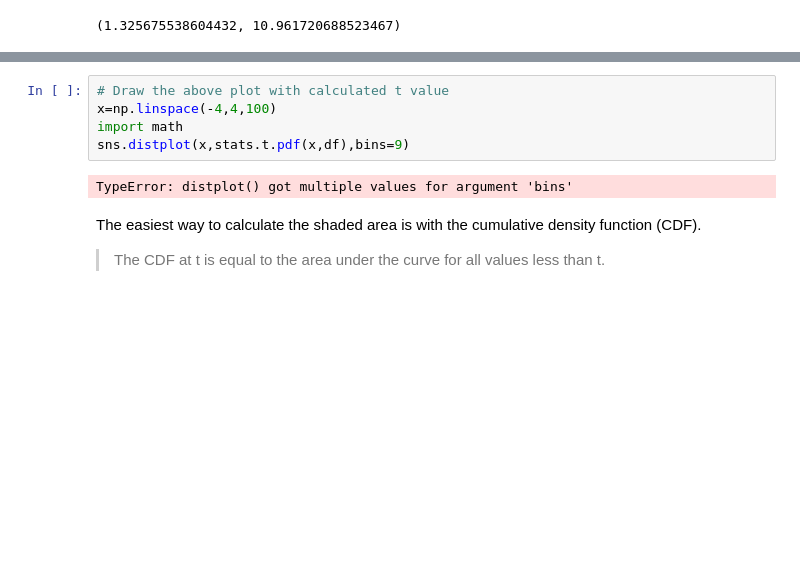
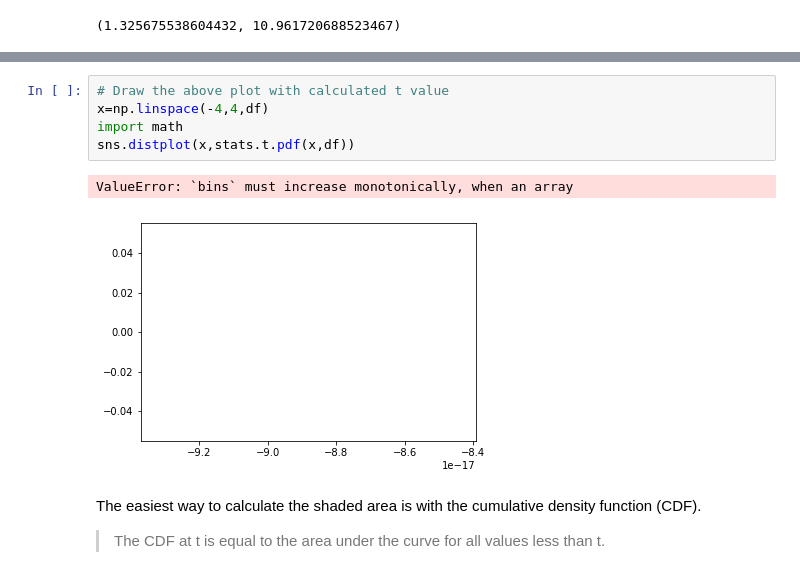
Before and after one commit to danjizquierdo/dsc-2-20-14-effect-size-p-values-and-power-lab-nyc-ds-career-012819, a Jupyter notebook: index.ipynb, the cells around one changed output, grey strips where cells are left out. Cells and saved outputs as stored; diff of their text form; blank space fills up the shorter version.

```diff
--- a/index.ipynb
+++ b/index.ipynb
@@ -264,11 +264,12 @@ Let's draw a plot to identify the area under curve. Your plot may look similar t
 ![](AUC.png)
 # %%
 # Draw the above plot with calculated t value
-x=np.linspace(-4,4,100)
+x=np.linspace(-4,4,df)
 import math
-sns.distplot(x,stats.t.pdf(x,df),bins=9)
+sns.distplot(x,stats.t.pdf(x,df))
 # %% [output]
-TypeError: distplot() got multiple values for argument 'bins'
+ValueError: `bins` must increase monotonically, when an array
+[figure, added]
 # %% [markdown]
 The easiest way to calculate the shaded area is with the cumulative density function (CDF).
 
```
